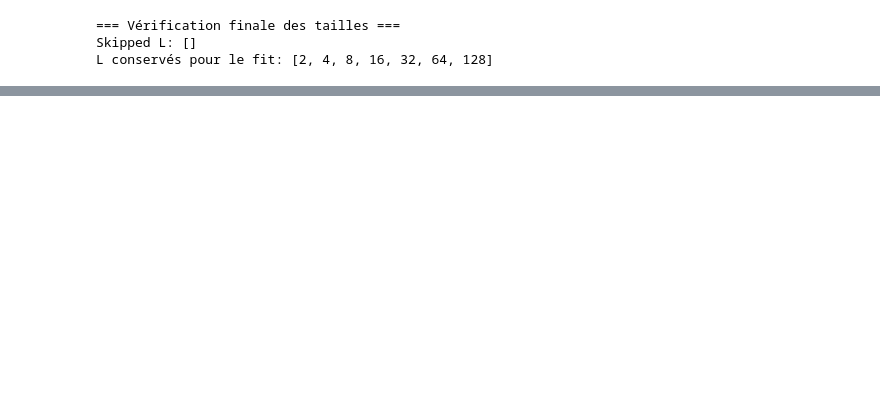
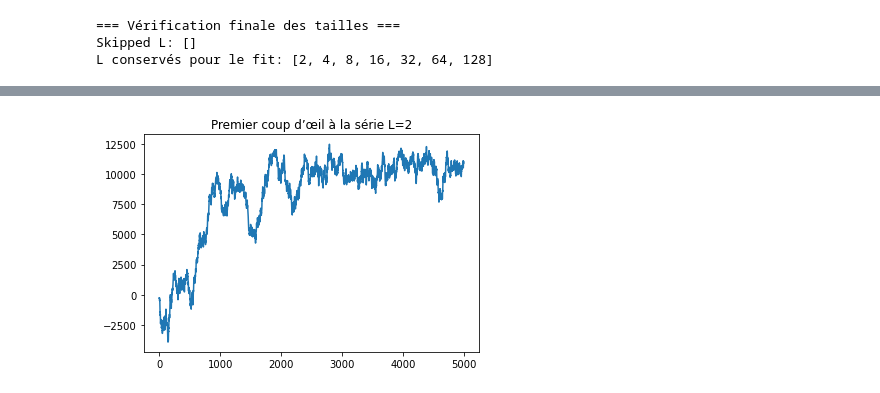
Before and after one commit to alinabnr/PhaseTransitionsProject, a Jupyter notebook: dynmical_crit_exponent.ipynb, the cells around one changed output, grey strips where cells are left out. Saved outputs shown, nothing was run; the diff lists cells and outputs as text; code cells hidden in the pictures; blank space fills up the shorter version.

```diff
--- a/dynmical_crit_exponent.ipynb
+++ b/dynmical_crit_exponent.ipynb
@@ -223,0 +272,6 @@ Coefficient R² = 0.9925
+# %%
+plt.plot(mags[:5000])
+plt.title("Premier coup d’œil à la série L=2")
+plt.show()
+# %% [output]
+[figure, added]
```
Also changed, not shown: parts of 4 cells of this notebook.
